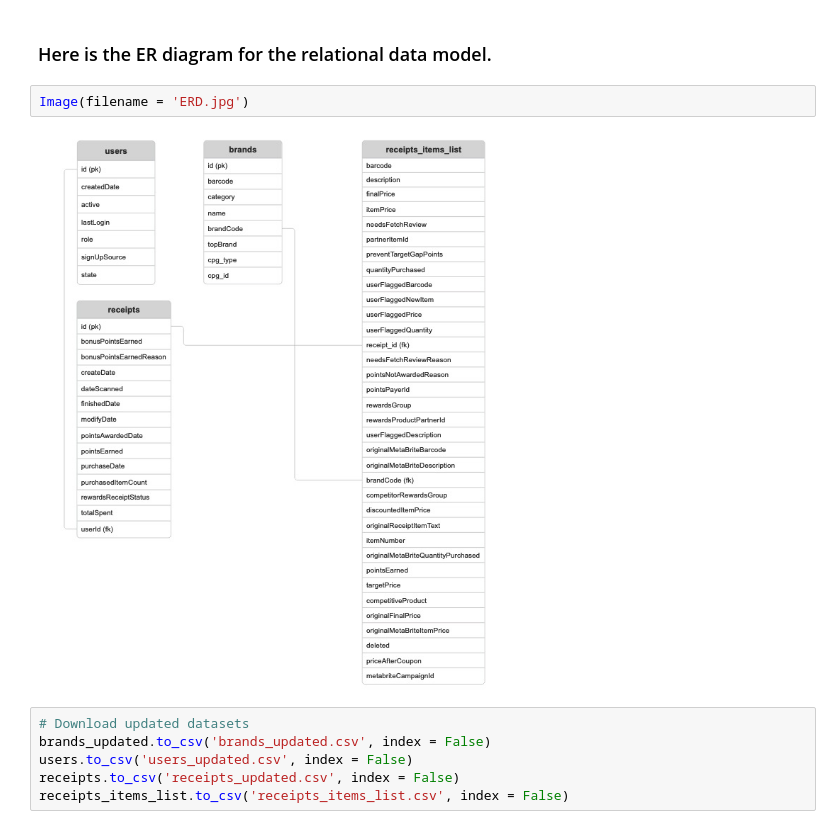
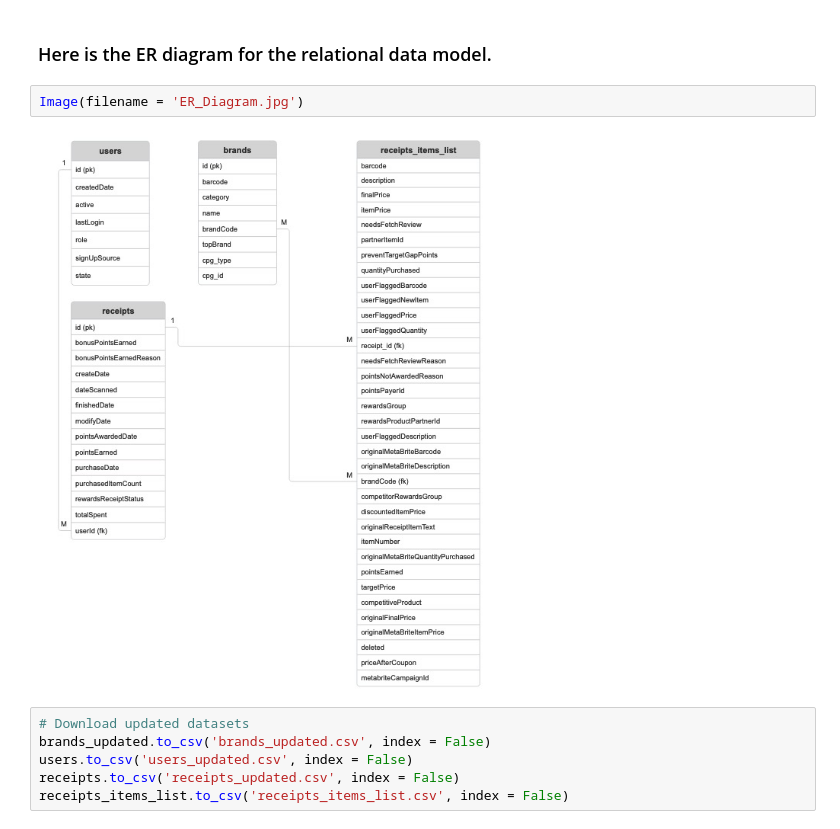
Before and after one commit to rnair7163/Fetch-Analytics-Engineer-Take-Home, a Jupyter notebook: Data-Exploration_and_Cleaning.ipynb, the cells around one changed output. Cells and saved outputs as stored; diff of their text form.

```diff
--- a/Data-Exploration_and_Cleaning.ipynb
+++ b/Data-Exploration_and_Cleaning.ipynb
@@ -751,9 +751,9 @@ users_updated
 # %% [markdown]
 ### Here is the ER diagram for the relational data model.
 # %%
-Image(filename = 'ERD.jpg')
+Image(filename = 'ER_Diagram.jpg')
 # %% [output]
-[figure, old version]
+[figure, new version]
 # %%
 # Download updated datasets
 brands_updated.to_csv('brands_updated.csv', index = False)
```
Also changed, not shown: 3 other files.
